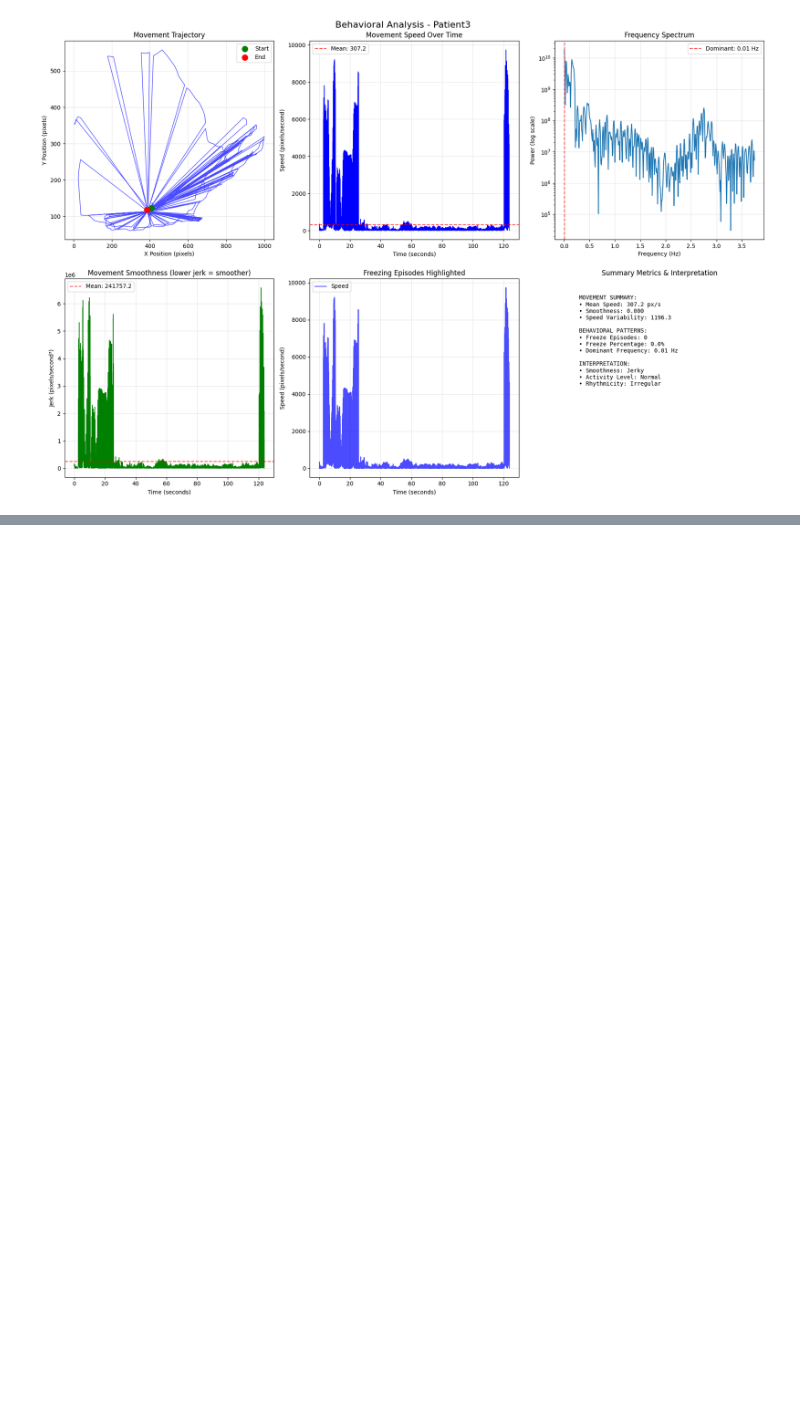
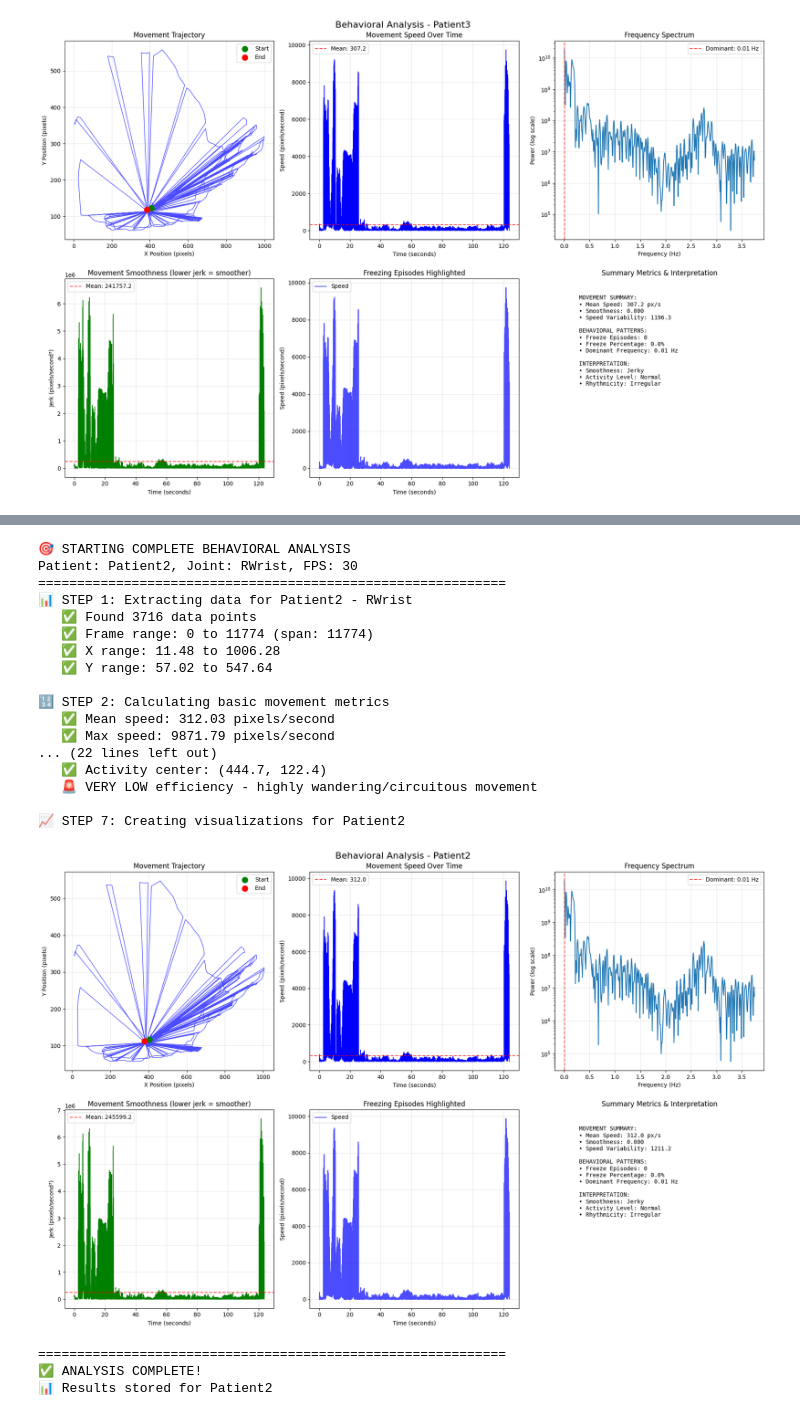
Before and after one commit to LiubovRev/sense_project, a Jupyter notebook: feature_extraction.ipynb, the cells around one changed output, grey strips where cells are left out. Drawn from its saved outputs; the diff is of its cells as text; code cells hidden in the pictures; blank space fills up the shorter version.

```diff
--- a/feature_extraction.ipynb
+++ b/feature_extraction.ipynb
@@ -1225,0 +885,24 @@ step7_create_visualizations(x, y, movement, freezing, frequency, 'Patient3')
+# %%
+results = run_complete_analysis(df, 'Patient2', 'RWrist', fps=30)
+# %% [output]
+🎯 STARTING COMPLETE BEHAVIORAL ANALYSIS
+Patient: Patient2, Joint: RWrist, FPS: 30
+============================================================
+📊 STEP 1: Extracting data for Patient2 - RWrist
+   ✅ Found 3716 data points
+   ✅ Frame range: 0 to 11774 (span: 11774)
+   ✅ X range: 11.48 to 1006.28
+   ✅ Y range: 57.02 to 547.64
+
+🔢 STEP 2: Calculating basic movement metrics
+   ✅ Mean speed: 312.03 pixels/second
+   ✅ Max speed: 9871.79 pixels/second
+... (22 lines left out)
+   ✅ Activity center: (444.7, 122.4)
+   🚨 VERY LOW efficiency - highly wandering/circuitous movement
+
+📈 STEP 7: Creating visualizations for Patient2
+[figure, added]
+============================================================
+✅ ANALYSIS COMPLETE!
+📊 Results stored for Patient2
```
Also changed, not shown: parts of 7 cells of this notebook.
